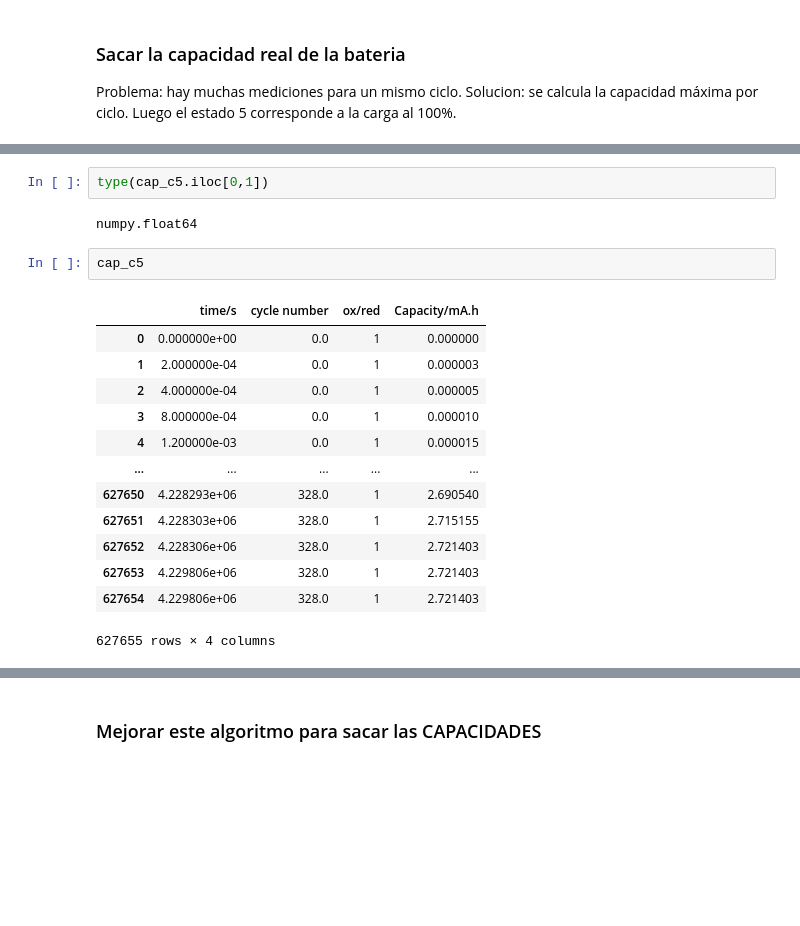
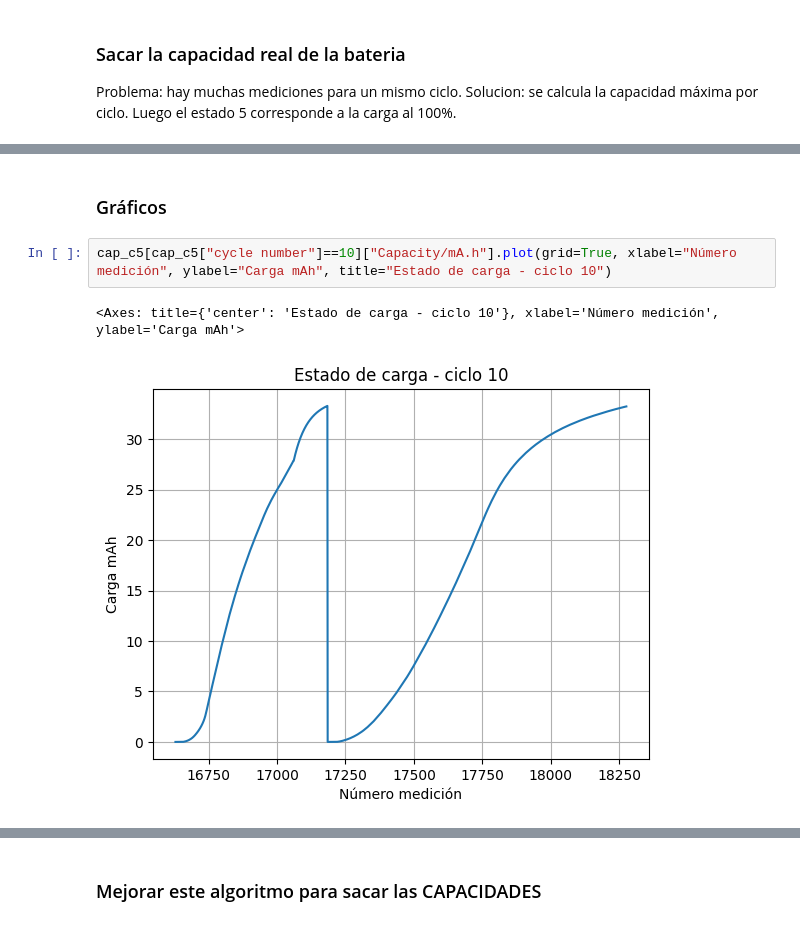
Before and after one commit to SebaVillagra00/ICM2985-SOH-IPRE, a Jupyter notebook: EIS Cambridge/Implementacion-GPR/Analisis-ML.ipynb, the cells around one changed output, grey strips where cells are left out. Saved outputs shown, nothing was run; the diff lists cells and outputs as text; blank space fills up the shorter version.

```diff
--- a/EIS Cambridge/Implementacion-GPR/Analisis-ML.ipynb
+++ b/EIS Cambridge/Implementacion-GPR/Analisis-ML.ipynb
@@ -227,20 +253,7 @@ cap_c5 = pd.read_csv("Data_Capacity_25C05.csv",sep=',', header=0, index_col=Fals
-# %%
-type(cap_c5.iloc[0,1])
-# %% [output]
-numpy.float64
-# %%
-cap_c5
-# %% [output]
-|  | time/s | cycle number | ox/red | Capacity/mA.h |
-| 0 | 0.000000e+00 | 0.0 | 1 | 0.000000 |
-| 1 | 2.000000e-04 | 0.0 | 1 | 0.000003 |
-| 2 | 4.000000e-04 | 0.0 | 1 | 0.000005 |
-| 3 | 8.000000e-04 | 0.0 | 1 | 0.000010 |
-| 4 | 1.200000e-03 | 0.0 | 1 | 0.000015 |
-| ... | ... | ... | ... | ... |
-| 627650 | 4.228293e+06 | 328.0 | 1 | 2.690540 |
-| 627651 | 4.228303e+06 | 328.0 | 1 | 2.715155 |
-| 627652 | 4.228306e+06 | 328.0 | 1 | 2.721403 |
-| 627653 | 4.229806e+06 | 328.0 | 1 | 2.721403 |
-| 627654 | 4.229806e+06 | 328.0 | 1 | 2.721403 |
-627655 rows × 4 columns
+# %% [markdown]
+### Gráficos
+# %%
+cap_c5[cap_c5["cycle number"]==10]["Capacity/mA.h"].plot(grid=True, xlabel="Número medición", ylabel="Carga mAh", title="Estado de carga - ciclo 10")
+# %% [output]
+<Axes: title={'center': 'Estado de carga - ciclo 10'}, xlabel='Número medición', ylabel='Carga mAh'>
+[figure, added]
```
Also changed, not shown: parts of 25 cells of this notebook.
